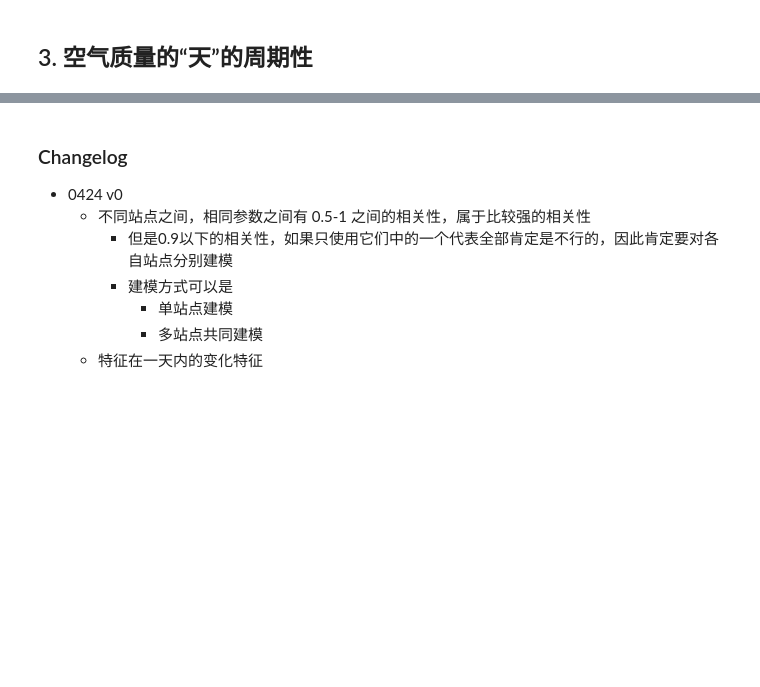
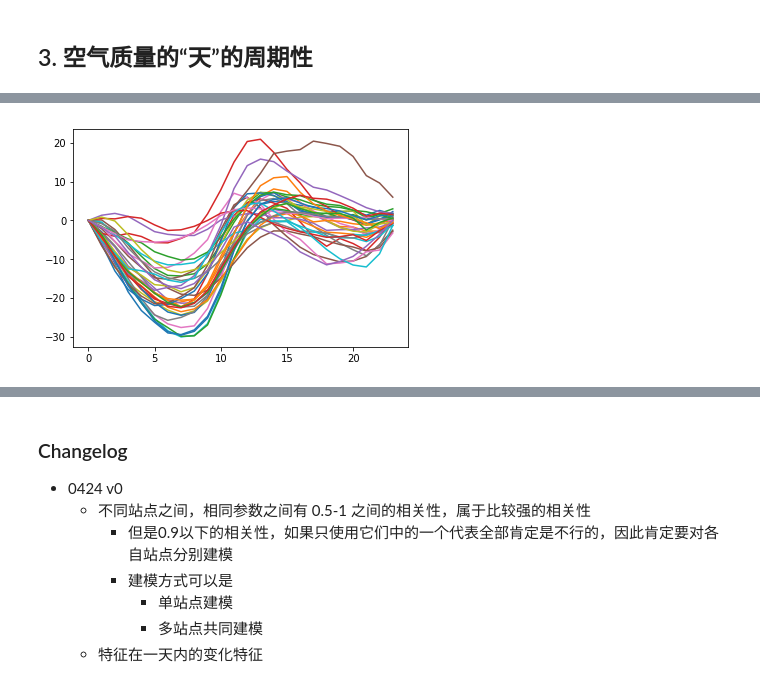
Before and after one commit to txytju/air-quality-prediction, a Jupyter notebook: aq_data_exploration.ipynb, the cells around one changed output, grey strips where cells are left out. Saved outputs shown, nothing was run; the diff lists cells and outputs as text; code cells hidden in the pictures; blank space fills up the shorter version.

```diff
--- a/aq_data_exploration.ipynb
+++ b/aq_data_exploration.ipynb
@@ -142,0 +171,5 @@ for feature in bj_aq_stations_merged.columns:
+# %%
+for feature in NO2:
+    feature_trend_in_a_day(bj_aq_stations_merged, feature)
+# %% [output]
+[figure, added]
```
Also changed, not shown: parts of 7 cells of this notebook.
